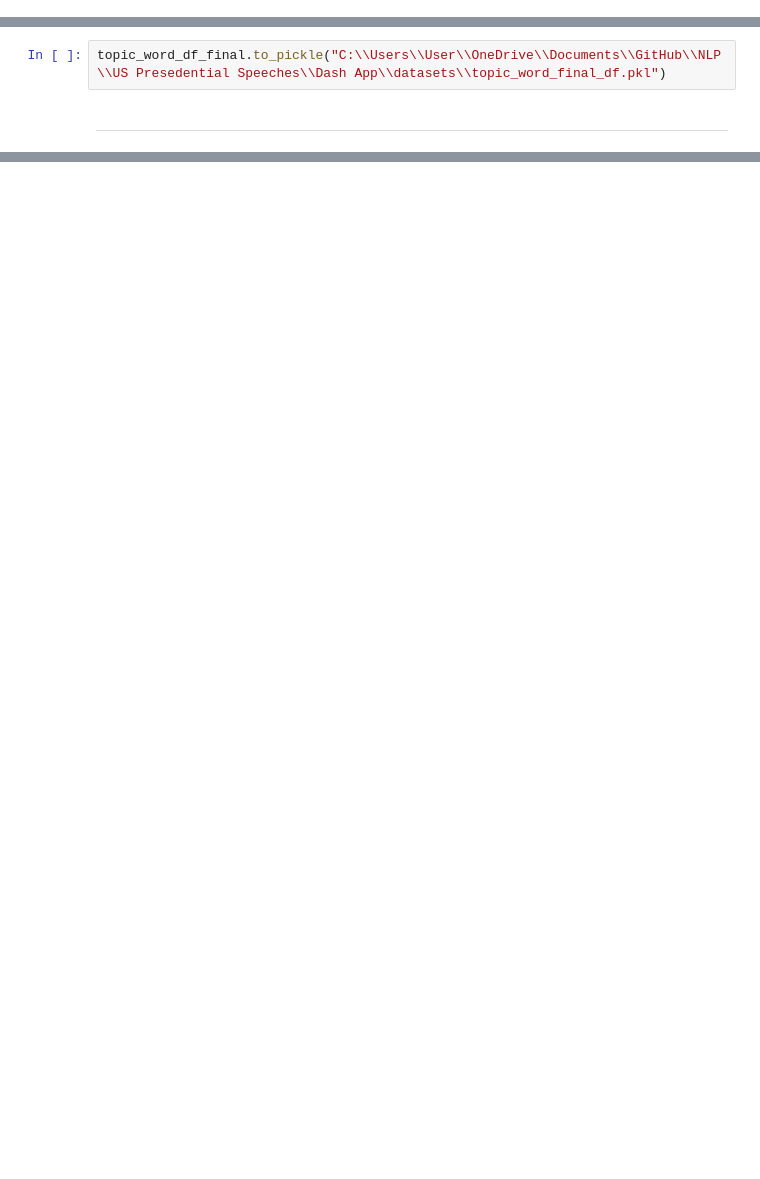
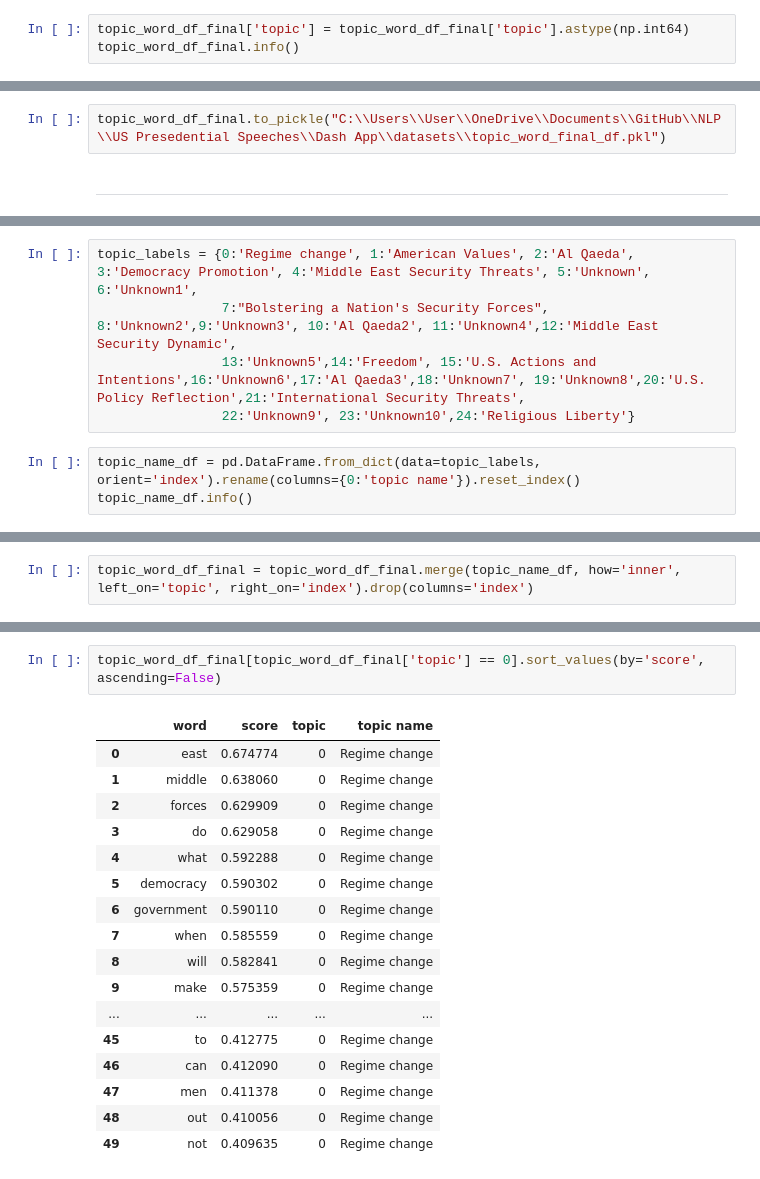
Before and after one commit to Kasheme/NLP, a Jupyter notebook: US Presedential Speeches/Dash App/notebooks/topic model results viz.ipynb, the cells around one changed output, grey strips where cells are left out. Cells and saved outputs as stored; diff of their text form; blank space fills up the shorter version.

```diff
--- a/US Presedential Speeches/Dash App/notebooks/topic model results viz.ipynb
+++ b/US Presedential Speeches/Dash App/notebooks/topic model results viz.ipynb
@@ -412,3 +412,6 @@ topic_word_df_final
 | 48 | iraq | -0.572954 | 24 |
 | 49 | us | -0.573657 | 24 |
 1250 rows × 3 columns
+# %%
+topic_word_df_final['topic'] = topic_word_df_final['topic'].astype(np.int64)
+topic_word_df_final.info()
@@ -418,0 +435,8 @@ topic_word_df_final.to_pickle("C:\\Users\\User\\OneDrive\\Documents\\GitHub\\NLP
+# %%
+topic_labels = {0:'Regime change', 1:'American Values', 2:'Al Qaeda', 3:'Democracy Promotion', 4:'Middle East Security Threats', 5:'Unknown', 6:'Unknown1',
+                7:"Bolstering a Nation's Security Forces", 8:'Unknown2',9:'Unknown3', 10:'Al Qaeda2', 11:'Unknown4',12:'Middle East Security Dynamic',
+                13:'Unknown5',14:'Freedom', 15:'U.S. Actions and Intentions',16:'Unknown6',17:'Al Qaeda3',18:'Unknown7', 19:'Unknown8',20:'U.S. Policy Reflection',21:'International Security Threats',
+                22:'Unknown9', 23:'Unknown10',24:'Religious Liberty'}
+# %%
+topic_name_df = pd.DataFrame.from_dict(data=topic_labels, orient='index').rename(columns={0:'topic name'}).reset_index()
+topic_name_df.info()
@@ -418,0 +453,2 @@ topic_word_df_final.to_pickle("C:\\Users\\User\\OneDrive\\Documents\\GitHub\\NLP
+# %%
+topic_word_df_final = topic_word_df_final.merge(topic_name_df, how='inner', left_on='topic', right_on='index').drop(columns='index')
@@ -418,0 +471,20 @@ topic_word_df_final.to_pickle("C:\\Users\\User\\OneDrive\\Documents\\GitHub\\NLP
+# %%
+topic_word_df_final[topic_word_df_final['topic'] == 0].sort_values(by='score', ascending=False)
+# %% [output]
+|  | word | score | topic | topic name |
+| 0 | east | 0.674774 | 0 | Regime change |
+| 1 | middle | 0.638060 | 0 | Regime change |
+| 2 | forces | 0.629909 | 0 | Regime change |
+| 3 | do | 0.629058 | 0 | Regime change |
+| 4 | what | 0.592288 | 0 | Regime change |
+| 5 | democracy | 0.590302 | 0 | Regime change |
+| 6 | government | 0.590110 | 0 | Regime change |
+| 7 | when | 0.585559 | 0 | Regime change |
+| 8 | will | 0.582841 | 0 | Regime change |
+| 9 | make | 0.575359 | 0 | Regime change |
+| ... | ... | ... | ... | ... |
+| 45 | to | 0.412775 | 0 | Regime change |
+| 46 | can | 0.412090 | 0 | Regime change |
+| 47 | men | 0.411378 | 0 | Regime change |
+| 48 | out | 0.410056 | 0 | Regime change |
+| 49 | not | 0.409635 | 0 | Regime change |
```
Also changed, not shown: parts of 6 cells of this notebook.
